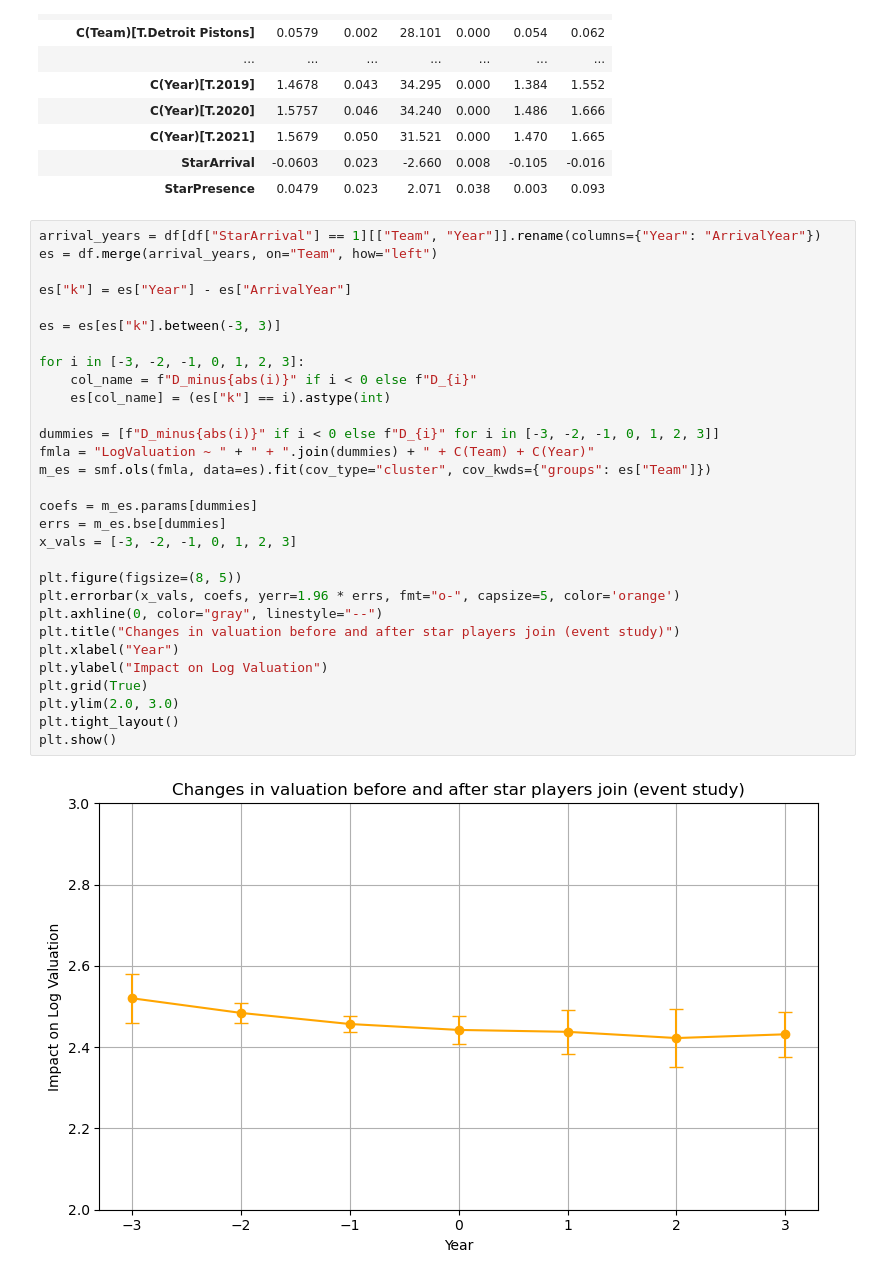
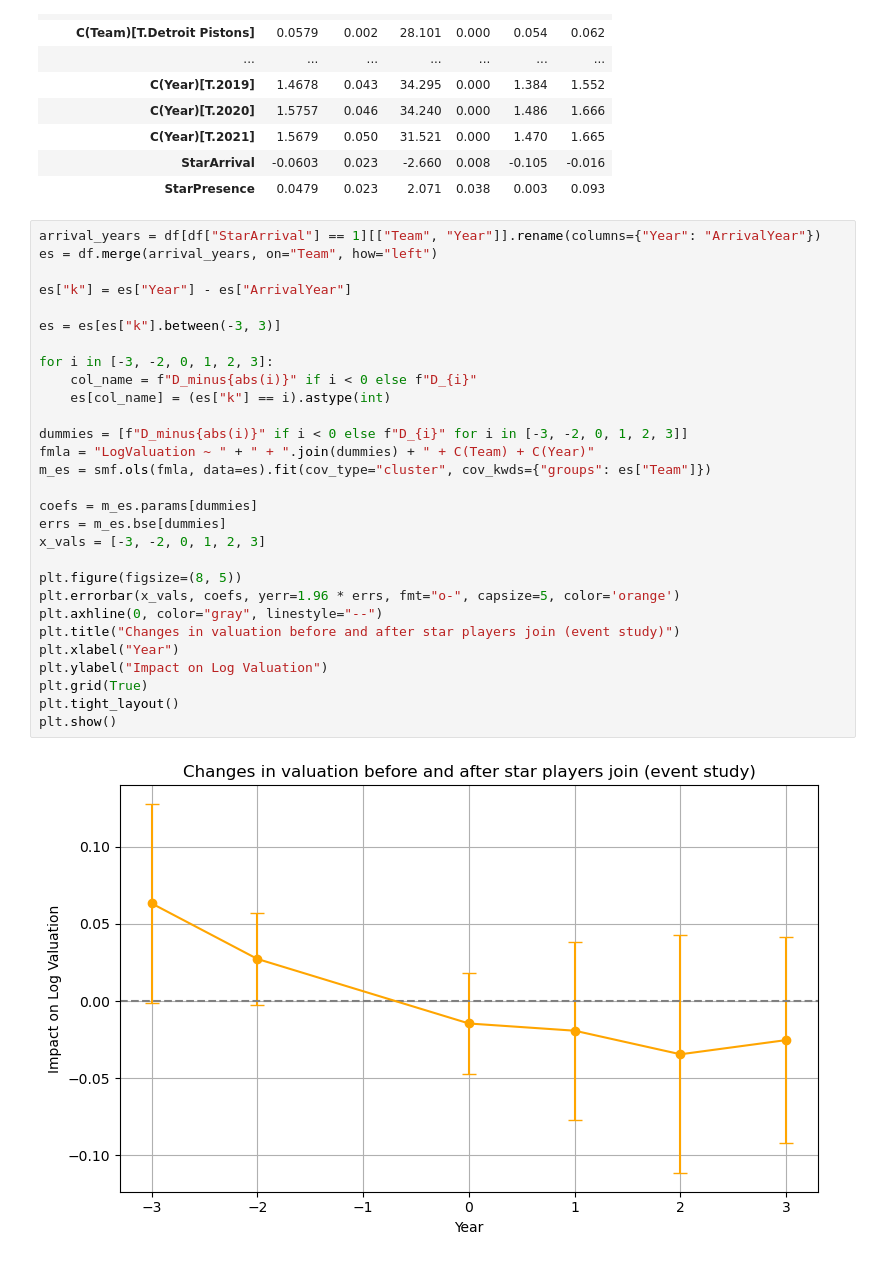
Before and after one commit to shokubohcm/personal_blog, a Jupyter notebook: nba_teamValuation/3_Analysis/Analysis.ipynb, the cells around one changed output. Cells and saved outputs as stored; diff of their text form.

```diff
--- a/nba_teamValuation/3_Analysis/Analysis.ipynb
+++ b/nba_teamValuation/3_Analysis/Analysis.ipynb
@@ -140,32 +133,31 @@ m2.summary().tables[1]
 # %%
 arrival_years = df[df["StarArrival"] == 1][["Team", "Year"]].rename(columns={"Year": "ArrivalYear"})
 es = df.merge(arrival_years, on="Team", how="left")
 
 es["k"] = es["Year"] - es["ArrivalYear"]
 
 es = es[es["k"].between(-3, 3)]
 
-for i in [-3, -2, -1, 0, 1, 2, 3]:
+for i in [-3, -2, 0, 1, 2, 3]:
     col_name = f"D_minus{abs(i)}" if i < 0 else f"D_{i}"
     es[col_name] = (es["k"] == i).astype(int)
 
-dummies = [f"D_minus{abs(i)}" if i < 0 else f"D_{i}" for i in [-3, -2, -1, 0, 1, 2, 3]]
+dummies = [f"D_minus{abs(i)}" if i < 0 else f"D_{i}" for i in [-3, -2, 0, 1, 2, 3]]
 fmla = "LogValuation ~ " + " + ".join(dummies) + " + C(Team) + C(Year)"
 m_es = smf.ols(fmla, data=es).fit(cov_type="cluster", cov_kwds={"groups": es["Team"]})
 
 coefs = m_es.params[dummies]
 errs = m_es.bse[dummies]
-x_vals = [-3, -2, -1, 0, 1, 2, 3]
+x_vals = [-3, -2, 0, 1, 2, 3]
 
 plt.figure(figsize=(8, 5))
 plt.errorbar(x_vals, coefs, yerr=1.96 * errs, fmt="o-", capsize=5, color='orange')
 plt.axhline(0, color="gray", linestyle="--")
 plt.title("Changes in valuation before and after star players join (event study)")
 plt.xlabel("Year")
 plt.ylabel("Impact on Log Valuation")
 plt.grid(True)
-plt.ylim(2.0, 3.0)
 plt.tight_layout()
 plt.show()
 # %% [output]
-[figure, old version]
+[figure, new version]
```
Also changed, not shown: parts of 1 cell of this notebook.
